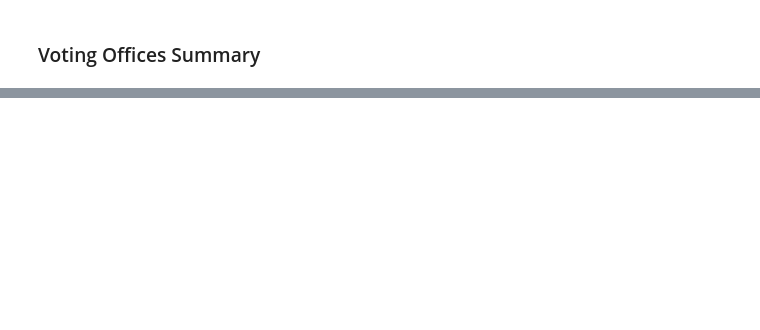
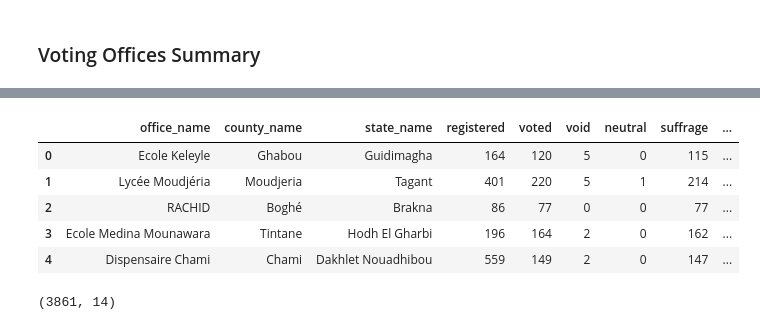
Before and after one commit to Mauritycs/2019_Election_Results, a Jupyter notebook: Notebooks/mainCleanUp.ipynb, the cells around one changed output, grey strips where cells are left out. Drawn from its saved outputs; the diff is of its cells as text; code cells hidden in the pictures; blank space fills up the shorter version.

```diff
--- a/Notebooks/mainCleanUp.ipynb
+++ b/Notebooks/mainCleanUp.ipynb
@@ -301,0 +272,75 @@ len(election_data.center.unique())
+# %%
+## constructing Voting Offices summary dataframe
+
+# filter to candidates
+gaz_df = election_data[election_data.candidate == candidates_list[0]]
+biram_df = election_data[election_data.candidate == 'Biram Dah Dah ABEID (Biram)']
+boubacar_df = election_data[election_data.candidate == 'Sidi Mohamed Boubacar BOUSSALEF (Boubacar)']
+wavi_df = election_data[election_data.candidate == 'Mohamed Lemine El Mourteji El WAVI (Wavi)']
+kane_df =  election_data[election_data.candidate == 'KANE Hamidou Baba (Kane)']
+mewloud_df = election_data[election_data.candidate == 'Mohamed Sidi MAOULOUD (Maouloud)']
+
+
+# list of unique offices in the country
+centers_list = gaz_df.center.tolist()
+
+# list of registered
+registered_list = gaz_df.registered.tolist()
+
+# list of voted
+voted_list = gaz_df.voted.tolist()
+
+# list of neutral
+neutral_list = gaz_df.neutral.tolist()
+
+# void list for centers
+voids_list = gaz_df.void.tolist()
+
+# list of suffrage
+suffrage_list = gaz_df.suffrage.tolist()
+
+# county name
+counties_list = gaz_df.county.tolist()
+
+# state name
+states_list = gaz_df.state.tolist()
+
+# candidates' votes
+gaz_votes = gaz_df.candidate_votes.tolist()
+biram_votes = biram_df.candidate_votes.tolist()
+mewloud_votes = mewloud_df.candidate_votes.tolist()
+kane_votes = kane_df.candidate_votes.tolist()
+wavi_votes = wavi_df.candidate_votes.tolist()
+boubacar_votes = boubacar_df.candidate_votes.tolist()
+
+# dictionary for dataframe construction
+d = {'office_name': centers_list,
+     'county_name': counties_list,
+     'state_name': states_list,
+     'registered': registered_list,
+     'voted': voted_list,
+     'void': voids_list,
+     'neutral': neutral_list,
+     'suffrage': suffrage_list,
+     'ghazouani_votes': gaz_votes,
+     'biram_votes': biram_votes,
+     'mewloud_votes': mewloud_votes,
+     'kane_votes': kane_votes,
+     'wavi_votes': wavi_votes,
+     'boubacar_votes': boubacar_votes}
+
+
+# constructing the dataframe
+offices_summary_df = pd.DataFrame(d)
+
+offices_summary_df.head()
+
+offices_summary_df.shape
+# %% [output]
+|  | office_name | county_name | state_name | registered | voted | void | neutral | suffrage | ... |
+| 0 | Ecole Keleyle | Ghabou | Guidimagha | 164 | 120 | 5 | 0 | 115 | ... |
+| 1 | Lycée Moudjéria | Moudjeria | Tagant | 401 | 220 | 5 | 1 | 214 | ... |
+| 2 | RACHID | Boghé | Brakna | 86 | 77 | 0 | 0 | 77 | ... |
+| 3 | Ecole Medina Mounawara | Tintane | Hodh El Gharbi | 196 | 164 | 2 | 0 | 162 | ... |
+| 4 | Dispensaire Chami | Chami | Dakhlet Nouadhibou | 559 | 149 | 2 | 0 | 147 | ... |
+(3861, 14)
```
Also changed, not shown: parts of 7 cells of this notebook, 1 other file.
